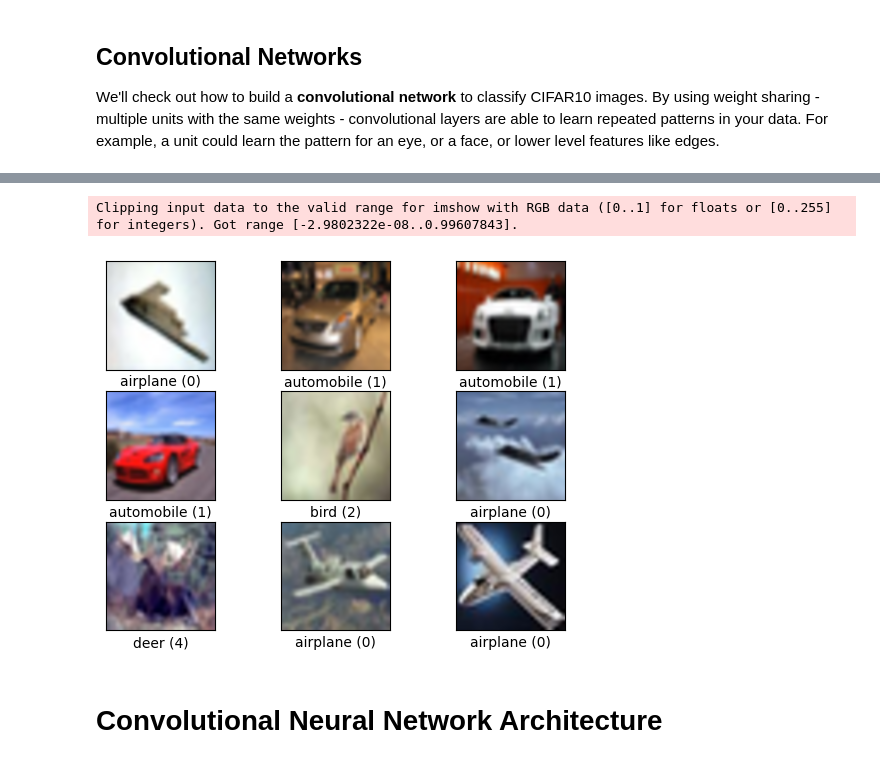
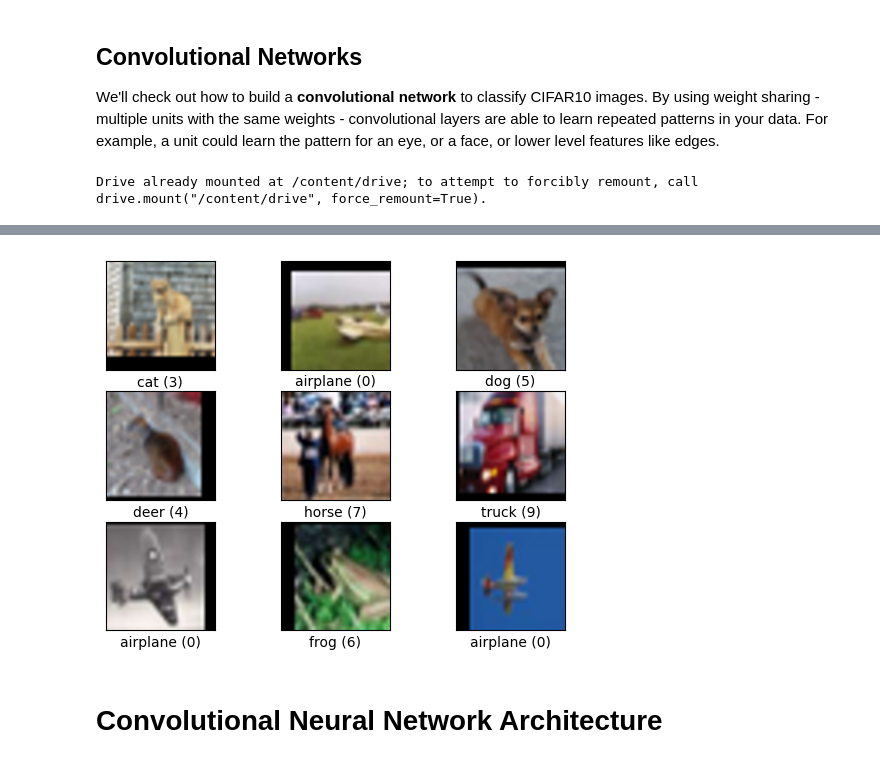
Before and after one commit to AndreaMontoneri/DLAV-2026, a Jupyter notebook: graded_homework/hw1/CNN Exercice.ipynb, the cells around one changed output, grey strips where cells are left out. Drawn from its saved outputs; the diff is of its cells as text; code cells hidden in the pictures.

```diff
--- a/graded_homework/hw1/CNN Exercice.ipynb
+++ b/graded_homework/hw1/CNN Exercice.ipynb
@@ -3,8 +3,10 @@
 
 We'll check out how to build a **convolutional network** to classify CIFAR10 images. By using weight sharing - multiple units with the same weights - convolutional layers are able to learn repeated patterns in your data. For example, a unit could learn the pattern for an eye, or a face, or lower level features like edges.
 # %%
-#from google.colab import drive
-#drive.mount('/content/drive')
+from google.colab import drive
+drive.mount('/content/drive')
+# %% [output]
+Drive already mounted at /content/drive; to attempt to forcibly remount, call drive.mount("/content/drive", force_remount=True).
 # %%
 import numpy as np
 import time
@@ -61,14 +63,14 @@ def plot_images(images, cls_true, cls_pred=None):
 
     plt.show()
 # %%
-def get_train_valid_loader(data_dir='data',
+def get_train_valid_loader(data_dir='content/data',
                            batch_size=64,
                            augment=False,
                            random_seed=1,
                            valid_size=0.02,
                            shuffle=True,
                            show_sample=True,
-                           num_workers=4,
+                           num_workers=2,
                            pin_memory=False):
     """
     Utility function for loading and returning train and valid
@@ -111,8 +113,10 @@ def get_train_valid_loader(data_dir='data',
     # Define the transform for training (and data augmentation)
 
     train_transform = transforms.Compose([
+        transforms.RandomHorizontalFlip(),
+        transforms.RandomCrop(size=32, padding=4),
         transforms.ToTensor(),
-        normalize,
+        normalize
     ])
 
     # load the dataset
@@ -175,5 +186,4 @@ Files already downloaded and verified
-Clipping input data to the valid range for imshow with RGB data ([0..1] for floats or [0..255] for integers). Got range [-2.9802322e-08..0.99607843].
-[figure, old version]
+[figure, new version]
 # %% [markdown]
 # Convolutional Neural Network Architecture
 # %% [markdown]
```
Also changed, not shown: parts of 15 cells of this notebook, 2 other files.
